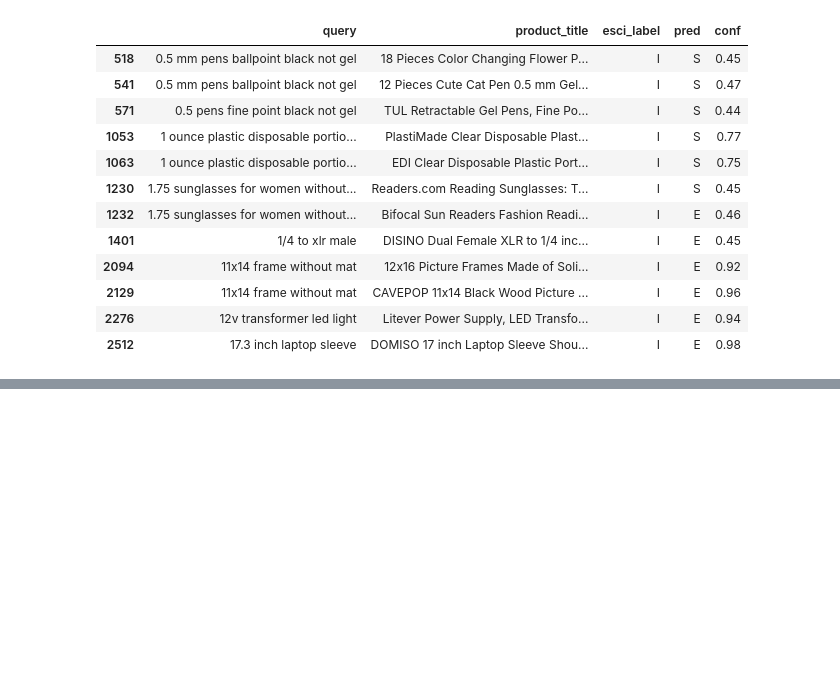
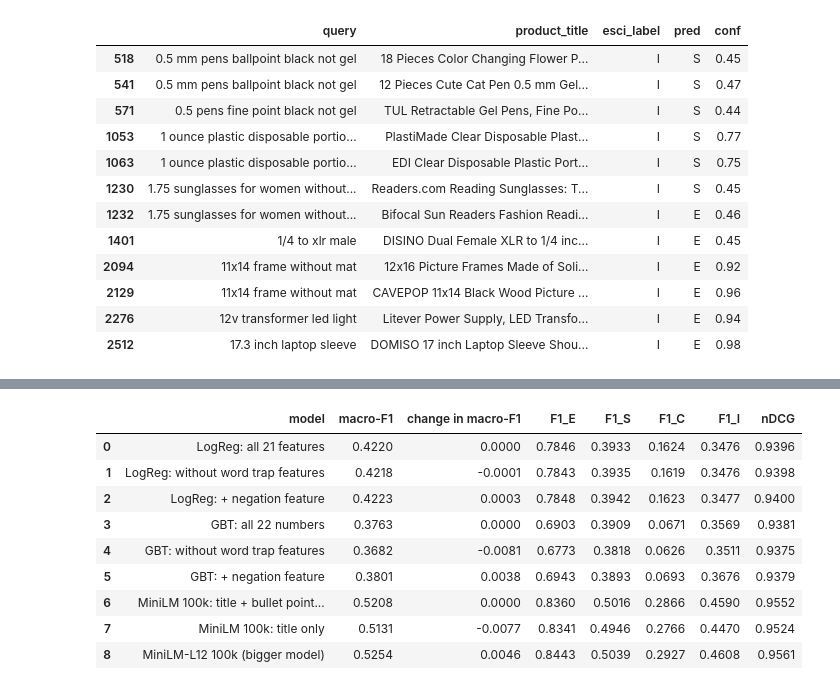
Before and after one commit to m4zenHchm/Amazon_Search_Queries, a Jupyter notebook: Amazon_Search_Queries.ipynb, the cells around one changed output, grey strips where cells are left out. Cells and saved outputs as stored; diff of their text form; code cells hidden in the pictures; blank space fills up the shorter version.

```diff
--- a/Amazon_Search_Queries.ipynb
+++ b/Amazon_Search_Queries.ipynb
@@ -1219,0 +1422,11 @@ trap[["query", "product_title", "esci_label", "pred", "conf"]].head(12)
+# %%
+rows = []
+for name, pred in preds.items():
+    cm = confusion_matrix(y_test, pred, labels=range(4))
+    pct = 100 * cm / cm.sum(1, keepdims=True)  # each row adds up to 100%
+    E, S, C, I = range(4)
+    rows.append({"model": name, "S predicted as E": pct[S, E], "E predicted as S": pct[E, S],
+                 "C predicted as I": pct[C, I], "I predicted as C": pct[I, C], "C predicted as E": pct[C, E]})
+mixups = pd.DataFrame(rows)
+mixups.to_csv(RESULTS / "errors_mixups.csv", index=False)
+mixups.round(1)
@@ -1219,0 +1506,9 @@ trap[["query", "product_title", "esci_label", "pred", "conf"]].head(12)
+# %%
+from sklearn.base import clone
+
+gb_no_trap = [c for c in F_train.columns if c not in TRAP]
+gb_all = evaluate(val, p_val_gb, "GBT: all 22 numbers")
+p = clone(gbt).fit(F_train[gb_no_trap], y_train).predict_proba(F_val[gb_no_trap])
+gb_without = evaluate(val, p, "GBT: without word trap features")
+p = clone(gbt).fit(pd.concat([F_train, N_train], axis=1), y_train).predict_proba(pd.concat([F_val, N_val], axis=1))
+gb_neg = evaluate(val, p, "GBT: + negation feature")
@@ -1219,0 +1557,15 @@ trap[["query", "product_title", "esci_label", "pred", "conf"]].head(12)
+# %%
+L6_NAME = MODEL_NAME
+MODEL_NAME = "cross-encoder/ms-marco-MiniLM-L-12-v2"  # train_minilm and make_loader use MODEL_NAME and tokenizer
+tokenizer = AutoTokenizer.from_pretrained(MODEL_NAME)
+m, l12_minutes, _ = train_minilm(train_small, best_weighting, epochs=1)
+l12_params = sum(p.numel() for p in m.parameters())
+p_val_l12 = softmax(predict(m, val))
+MODEL_NAME = L6_NAME  # back to the L6 model
+tokenizer = AutoTokenizer.from_pretrained(MODEL_NAME)
+del m
+gc.collect()
+torch.cuda.empty_cache() if device == "cuda" else None
+
+tf_l12 = evaluate(val, p_val_l12, "MiniLM-L12 100k (bigger model)")
+print(f"L12: {l12_params / 1e6:.1f}M parameters, {l12_minutes:.1f} min (L6: {n_params / 1e6:.1f}M)")
@@ -1219,0 +1589,20 @@ trap[["query", "product_title", "esci_label", "pred", "conf"]].head(12)
+# %%
+rows = []
+for full, variants in [(lr_all, [lr_no_trap, lr_neg]), (gb_all, [gb_without, gb_neg]), (tf_bullets, [tf_title, tf_l12])]:
+    for r in [full] + variants:
+        rows.append({**r, "change in macro-F1": r["macro-F1"] - full["macro-F1"]})
+
+ablation = pd.DataFrame(rows)[["model", "macro-F1", "change in macro-F1", "F1_E", "F1_S", "F1_C", "F1_I", "nDCG"]]
+ablation.to_csv(RESULTS / "ablation.csv", index=False)
+ablation.round(4)
+# %% [output]
+|  | model | macro-F1 | change in macro-F1 | F1_E | F1_S | F1_C | F1_I | nDCG |
+| 0 | LogReg: all 21 features | 0.4220 | 0.0000 | 0.7846 | 0.3933 | 0.1624 | 0.3476 | 0.9396 |
+| 1 | LogReg: without word trap features | 0.4218 | -0.0001 | 0.7843 | 0.3935 | 0.1619 | 0.3476 | 0.9398 |
+| 2 | LogReg: + negation feature | 0.4223 | 0.0003 | 0.7848 | 0.3942 | 0.1623 | 0.3477 | 0.9400 |
+| 3 | GBT: all 22 numbers | 0.3763 | 0.0000 | 0.6903 | 0.3909 | 0.0671 | 0.3569 | 0.9381 |
+| 4 | GBT: without word trap features | 0.3682 | -0.0081 | 0.6773 | 0.3818 | 0.0626 | 0.3511 | 0.9375 |
+| 5 | GBT: + negation feature | 0.3801 | 0.0038 | 0.6943 | 0.3893 | 0.0693 | 0.3676 | 0.9379 |
+| 6 | MiniLM 100k: title + bullet point... | 0.5208 | 0.0000 | 0.8360 | 0.5016 | 0.2866 | 0.4590 | 0.9552 |
+| 7 | MiniLM 100k: title only | 0.5131 | -0.0077 | 0.8341 | 0.4946 | 0.2766 | 0.4470 | 0.9524 |
+| 8 | MiniLM-L12 100k (bigger model) | 0.5254 | 0.0046 | 0.8443 | 0.5039 | 0.2927 | 0.4608 | 0.9561 |
```
Also changed, not shown: parts of 41 cells of this notebook.
